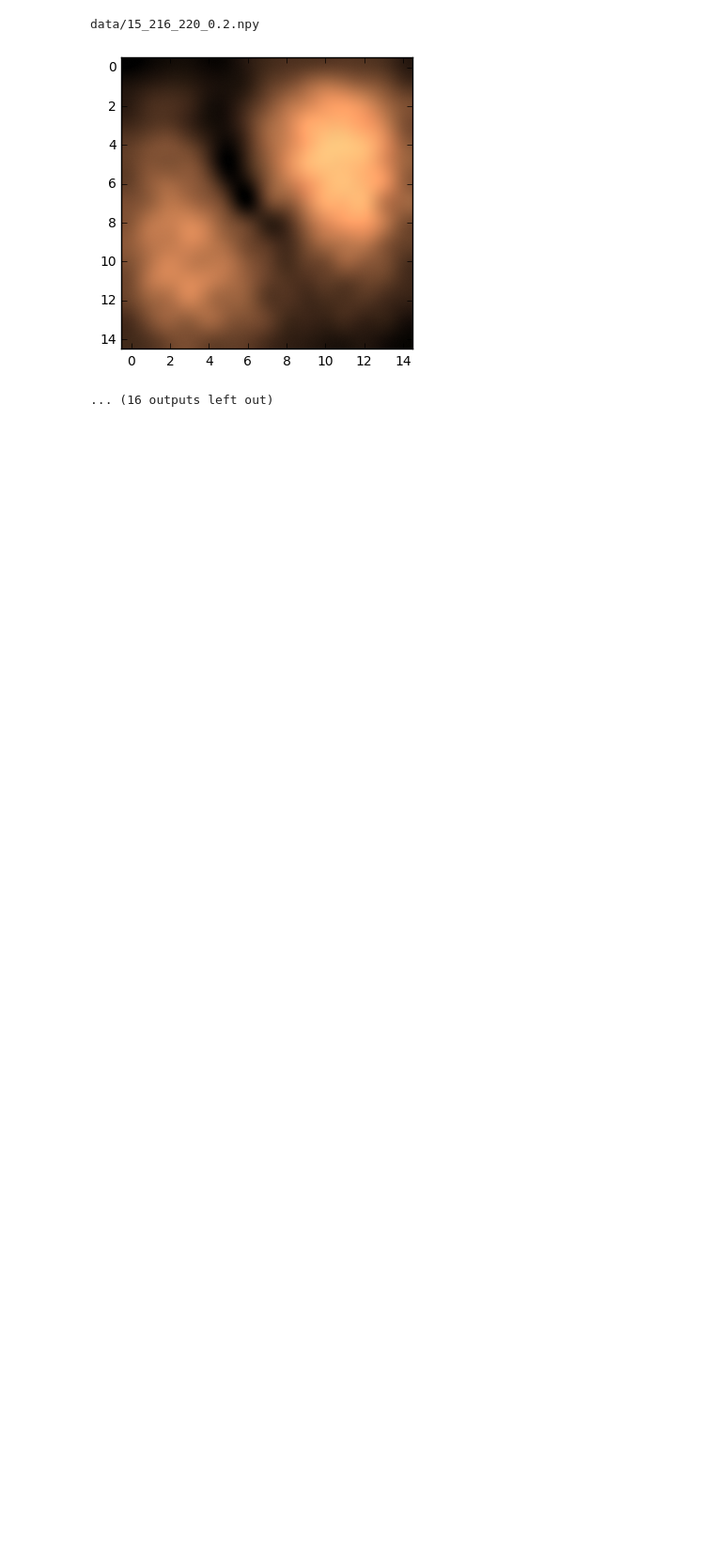
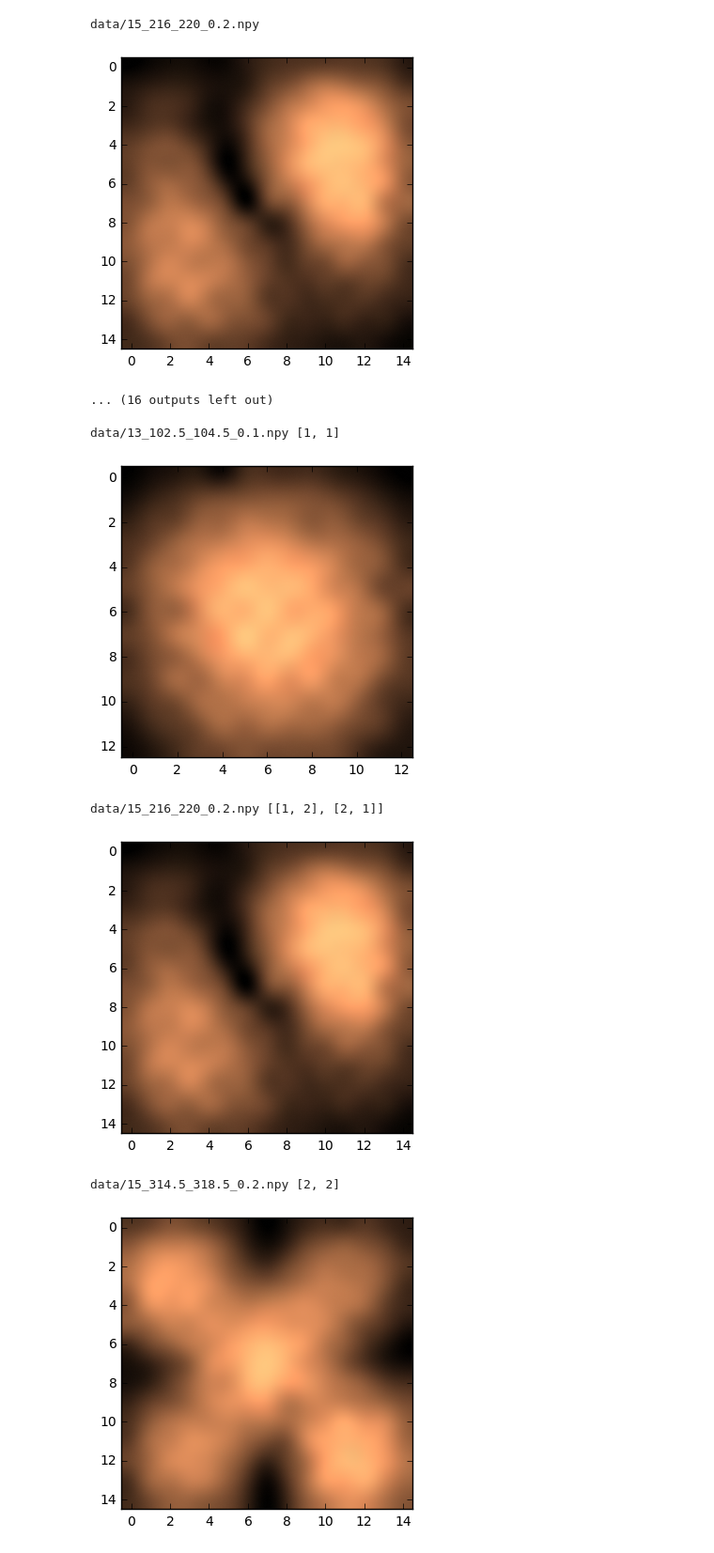
Before and after one commit to ry-dgel/Chladni, a Jupyter notebook: displaying_all_amplitude_data.ipynb, the cells around one changed output. Shown at 94% size. Saved outputs shown, nothing was run; the diff lists cells and outputs as text; code cells hidden in the pictures; blank space fills up the shorter version.

```diff
--- a/displaying_all_amplitude_data.ipynb
+++ b/displaying_all_amplitude_data.ipynb
@@ -58,0 +43,36 @@ good_maps = [
+# %%
+good_maps = [
+    'data/13_102.5_104.5_0.1.npy',
+    'data/15_216_220_0.2.npy',
+    'data/15_314.5_318.5_0.2.npy',
+    'data/13_370_400_0.5.npy',
+    'data/13_490_496_0.2.npy',
+    'data/15_646_650_0.2.npy',
+    'data/15_710_718_0.2.npy',
+    'data/15_900_905_0.2.npy',
+    'data/15_1138_1158_0.3.npy'
+]
+eigenmodes = [
+    [1, 1], #102
+    [[1, 2], [2, 1]], #216
+    [2, 2], #314
+    [1, 3], #370
+    [[2, 3], [3, 2]], #490
+    [3, 3], #646
+    [[2, 4], [4, 2]],#710
+    [[1, 5], [5, 1]],#900
+    [[3, 5], [5, 3]]#1138
+]
+for i, data_filename in enumerate(good_maps):
+    amplitude = np.load(data_filename)
+    summed_z = np.average(amplitude, 2)
+    print(data_filename, eigenmodes[i])
+    plt.imshow(summed_z, cmap='copper', interpolation='lanczos')
+    plt.show()
+# %% [output]
+data/13_102.5_104.5_0.1.npy [1, 1]
+[figure, added]
+data/15_216_220_0.2.npy [[1, 2], [2, 1]]
+[figure, added]
+data/15_314.5_318.5_0.2.npy [2, 2]
+[figure, added]
```
Also changed, not shown: parts of 2 cells of this notebook, 4 other files.
